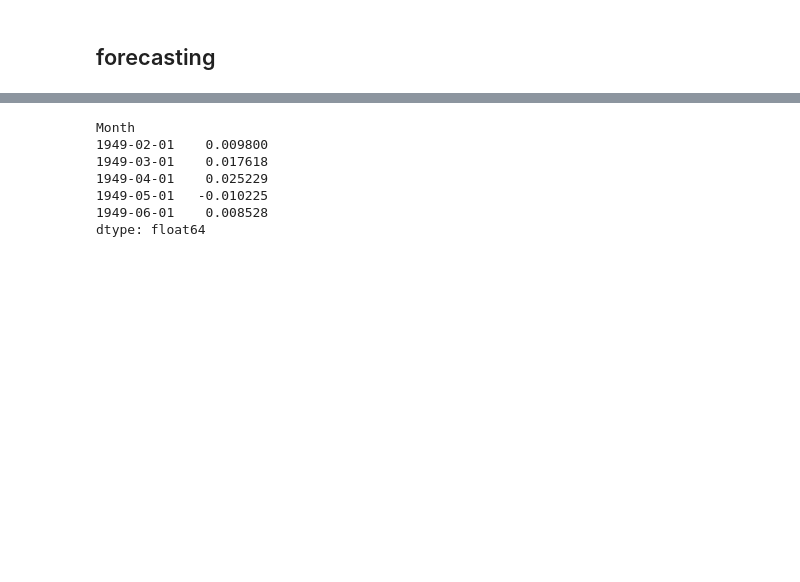
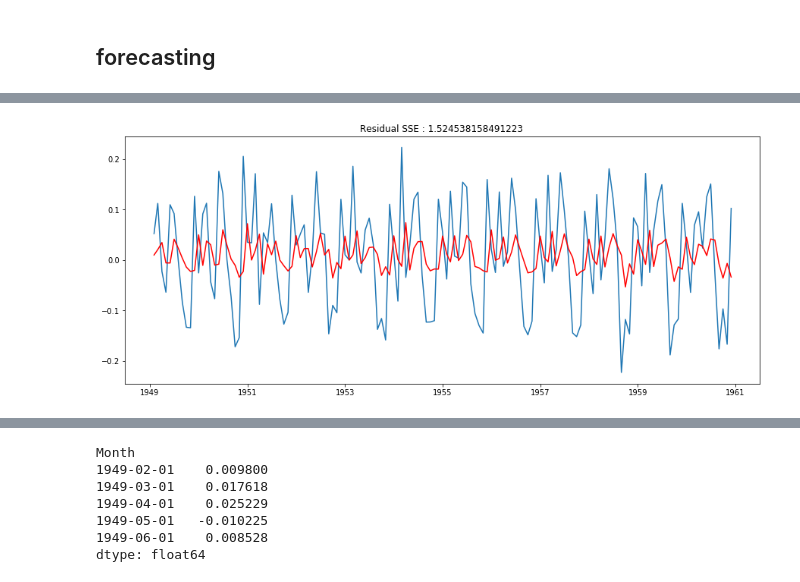
Before and after one commit to mkumar73/time-series, a Jupyter notebook: python/02.air_passenger_arima.ipynb, the cells around one changed output, grey strips where cells are left out. Cells and saved outputs as stored; diff of their text form; code cells hidden in the pictures; blank space fills up the shorter version.

```diff
--- a/python/02.air_passenger_arima.ipynb
+++ b/python/02.air_passenger_arima.ipynb
@@ -279,0 +275,6 @@ ValueError: Cannot add integral value to Timestamp without freq.
+# %%
+## AR(0) + MA(1) + 1 difference
+
+arima_model_fitting(log_air_passengers, log_air_passengers_diff, pdq = (0, 1, 1))
+# %% [output]
+[figure, added]
```
Also changed, not shown: parts of 14 cells of this notebook.
